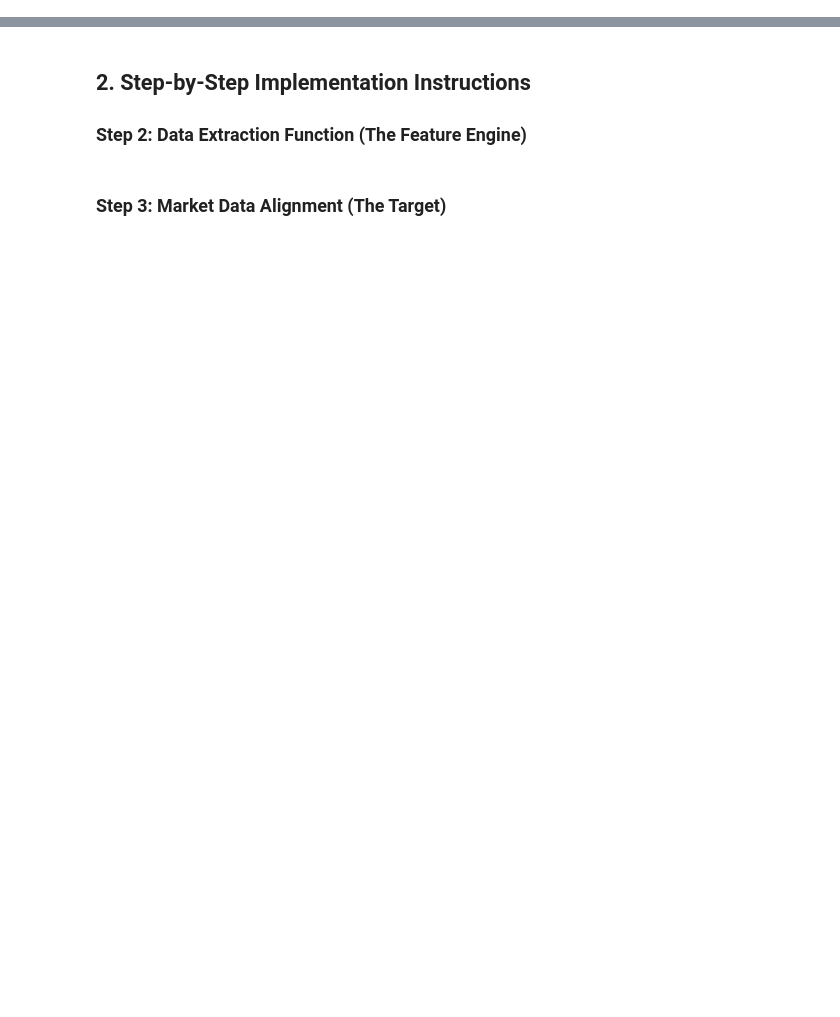
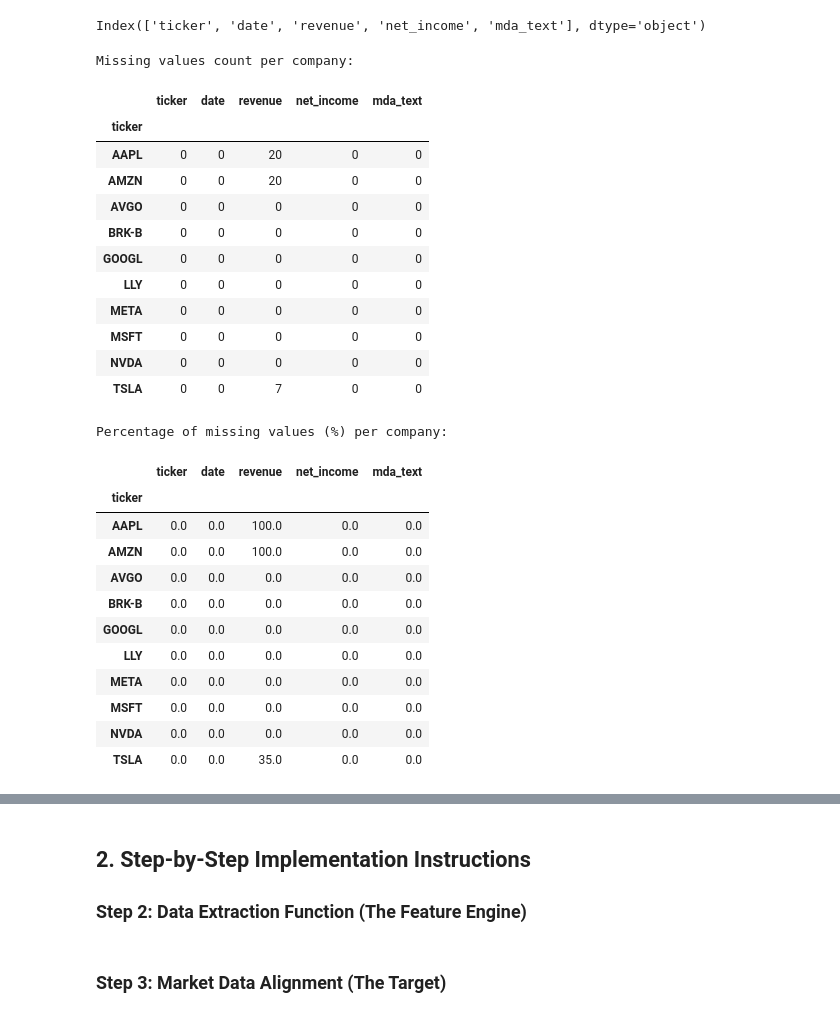
Before and after one commit to Tousak/stock-analysis, a Jupyter notebook: research/notebooks/quarterly_prediction.ipynb, the cells around one changed output, grey strips where cells are left out. Saved outputs shown, nothing was run; the diff lists cells and outputs as text; code cells hidden in the pictures; blank space fills up the shorter version.

```diff
--- a/research/notebooks/quarterly_prediction.ipynb
+++ b/research/notebooks/quarterly_prediction.ipynb
@@ -13,0 +140,43 @@ set_identity('Honza Tous honza.tous@gmail.com')
+# %%
+print(df_raw.columns)
+# %% [output]
+Index(['ticker', 'date', 'revenue', 'net_income', 'mda_text'], dtype='object')
+# %%
+# Check missing values per ticker
+missing_summary = df_raw.groupby('ticker').apply(lambda x: x.isna().sum())
+
+print("Missing values count per company:")
+display(missing_summary)
+
+# Calculate the percentage of missing data to see the "health" of your dataset
+missing_percent = (df_raw.groupby('ticker').apply(lambda x: x.isna().mean()) * 100).round(2)
+
+print("\nPercentage of missing values (%) per company:")
+display(missing_percent)
+# %% [output]
+Missing values count per company:
+|  | ticker | date | revenue | net_income | mda_text |
+| ticker |  |  |  |  |  |
+| AAPL | 0 | 0 | 20 | 0 | 0 |
+| AMZN | 0 | 0 | 20 | 0 | 0 |
+| AVGO | 0 | 0 | 0 | 0 | 0 |
+| BRK-B | 0 | 0 | 0 | 0 | 0 |
+| GOOGL | 0 | 0 | 0 | 0 | 0 |
+| LLY | 0 | 0 | 0 | 0 | 0 |
+| META | 0 | 0 | 0 | 0 | 0 |
+| MSFT | 0 | 0 | 0 | 0 | 0 |
+| NVDA | 0 | 0 | 0 | 0 | 0 |
+| TSLA | 0 | 0 | 7 | 0 | 0 |
+Percentage of missing values (%) per company:
+|  | ticker | date | revenue | net_income | mda_text |
+| ticker |  |  |  |  |  |
+| AAPL | 0.0 | 0.0 | 100.0 | 0.0 | 0.0 |
+| AMZN | 0.0 | 0.0 | 100.0 | 0.0 | 0.0 |
+| AVGO | 0.0 | 0.0 | 0.0 | 0.0 | 0.0 |
+| BRK-B | 0.0 | 0.0 | 0.0 | 0.0 | 0.0 |
+| GOOGL | 0.0 | 0.0 | 0.0 | 0.0 | 0.0 |
+| LLY | 0.0 | 0.0 | 0.0 | 0.0 | 0.0 |
+| META | 0.0 | 0.0 | 0.0 | 0.0 | 0.0 |
+| MSFT | 0.0 | 0.0 | 0.0 | 0.0 | 0.0 |
+| NVDA | 0.0 | 0.0 | 0.0 | 0.0 | 0.0 |
+| TSLA | 0.0 | 0.0 | 35.0 | 0.0 | 0.0 |
```
Also changed, not shown: parts of 29 cells of this notebook, 4 other files.
